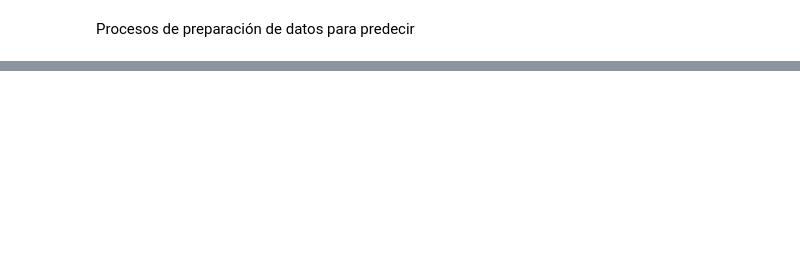
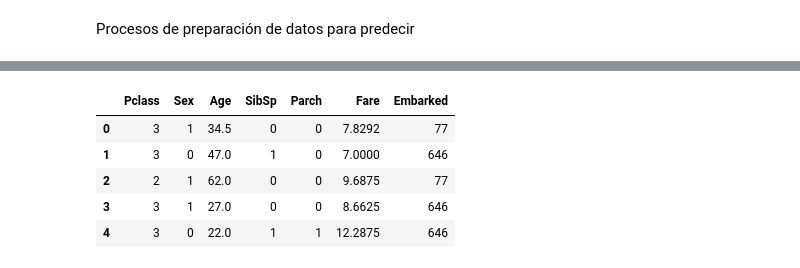
Before and after one commit to prengsen/titanic-for-production, a Jupyter notebook: notebooks/3_predict.ipynb, the cells around one changed output, grey strips where cells are left out. Saved outputs shown, nothing was run; the diff lists cells and outputs as text; code cells hidden in the pictures; blank space fills up the shorter version.

```diff
--- a/notebooks/3_predict.ipynb
+++ b/notebooks/3_predict.ipynb
@@ -13,3 +14,8 @@ data_test.head()
 | 4 | 896 | 3 | Hirvonen, Mrs. Alexander (Helga E... | female | 22.0 | 1 | 1 | 3101298 | 12.2875 | NaN | ... |
 # %% [markdown]
 Procesos de preparación de datos para predecir
+# %%
+with open('../artifacts/feature_eng_configs.pkl', 'rb') as f:
+    feature_eng_configs = pickle.load(f)
+
+feature_eng_configs
@@ -15,0 +30,25 @@ Procesos de preparación de datos para predecir
+# %%
+data_test.drop(['PassengerId', 'Name', 'Ticket'], axis=1, inplace=True)
+
+data_test.drop(['Cabin'], axis=1, inplace=True)
+
+# ¡imputar Age
+data_test['Age'] = data_test['Age'].fillna(feature_eng_configs['age_imputed_value'])
+
+#imputamos Embarked
+data_test['Embarked'] = data_test['Embarked'].fillna(feature_eng_configs['embarked_imputed_value'])
+
+# codificación de variable Sex
+data_test['Sex'] = pd.get_dummies(data_test['Sex'], drop_first=True).astype(int)
+
+# codificación de Variable Embarked
+data_test['Embarked'] = data_test['Embarked'].map(feature_eng_configs['codificador_embarked'])
+
+data_test.head()
+# %% [output]
+|  | Pclass | Sex | Age | SibSp | Parch | Fare | Embarked |
+| 0 | 3 | 1 | 34.5 | 0 | 0 | 7.8292 | 77 |
+| 1 | 3 | 0 | 47.0 | 1 | 0 | 7.0000 | 646 |
+| 2 | 2 | 1 | 62.0 | 0 | 0 | 9.6875 | 77 |
+| 3 | 3 | 1 | 27.0 | 0 | 0 | 8.6625 | 646 |
+| 4 | 3 | 0 | 22.0 | 1 | 1 | 12.2875 | 646 |
```
Also changed, not shown: parts of 10 cells of this notebook, 2 other files.
